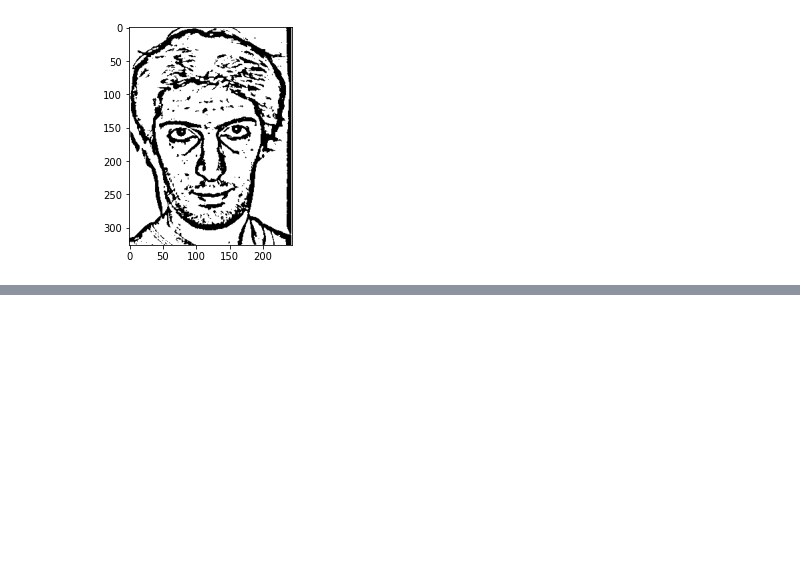
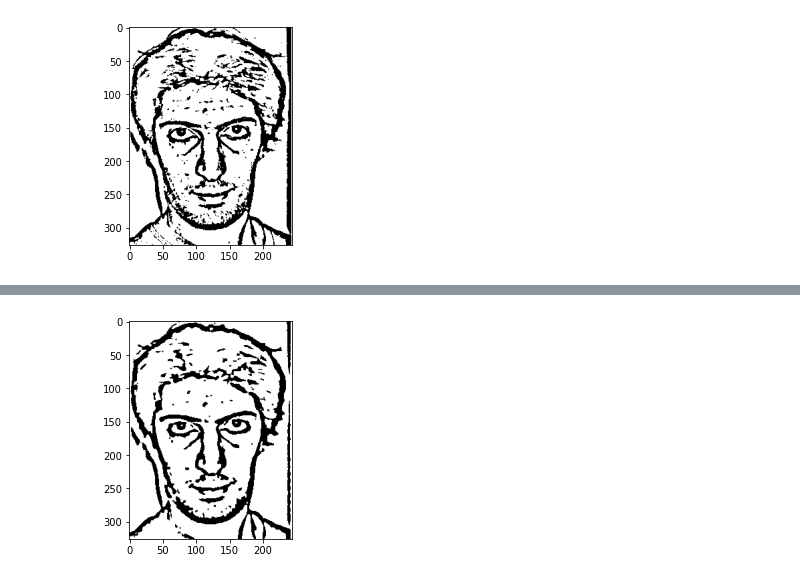
Before and after one commit to xiaomaomi7/Image_Processing_GroupProject2020, a Jupyter notebook: Task.ipynb, the cells around one changed output, grey strips where cells are left out. Saved outputs shown, nothing was run; the diff lists cells and outputs as text; code cells hidden in the pictures; blank space fills up the shorter version.

```diff
--- a/Task.ipynb
+++ b/Task.ipynb
@@ -35,0 +45,9 @@ plt.show()
+# %%
+sharpen = np.array([[-1,-1,-1], [-1,9,-1], [-1,-1,-1]], dtype = float)
+S = cv2.filter2D(src = L, ddepth = -1, kernel = sharpen)
+
+
+plt.imshow(S)
+plt.show()
+# %% [output]
+[figure, added]
```
Also changed, not shown: parts of 1 cell of this notebook.
